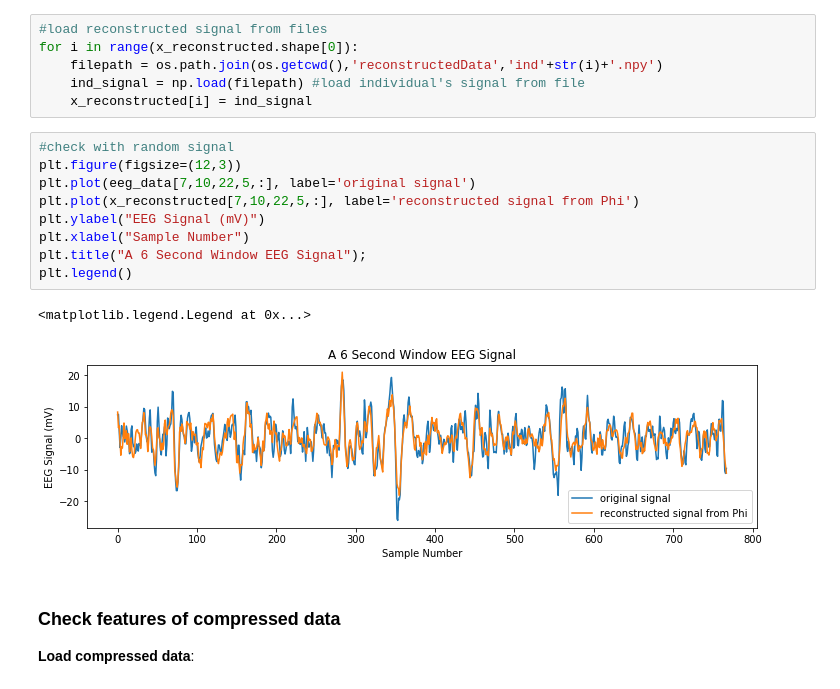
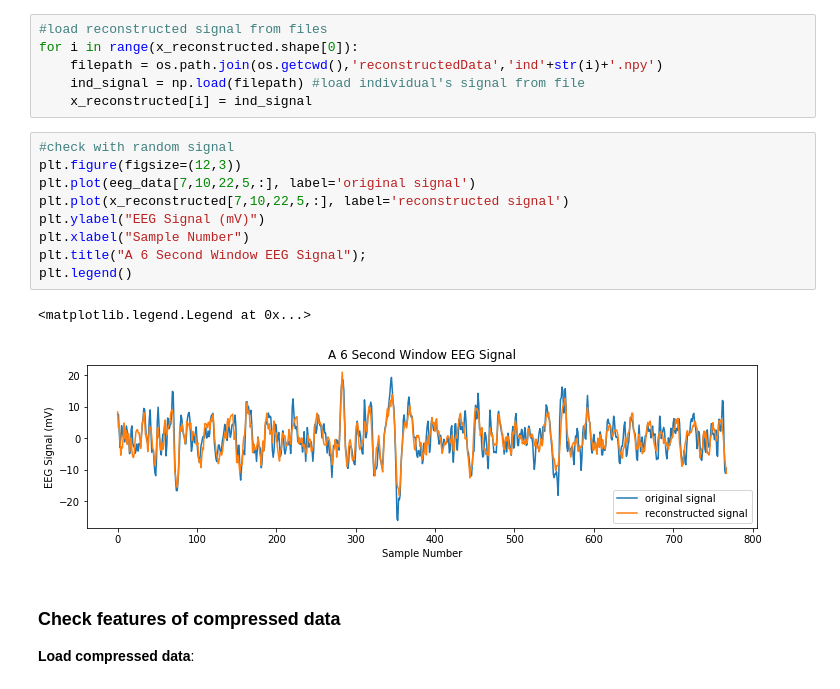
Before and after one commit to rmoughan/Compressive_Sensing_EEG_BMI, a Jupyter notebook: DCT_CompressiveSensing.ipynb, the cells around one changed output. Cells and saved outputs as stored; diff of their text form.

```diff
--- a/DCT_CompressiveSensing.ipynb
+++ b/DCT_CompressiveSensing.ipynb
@@ -404,15 +413,15 @@ for i in range(x_reconstructed.shape[0]):
 # %%
 #check with random signal
 plt.figure(figsize=(12,3))
 plt.plot(eeg_data[7,10,22,5,:], label='original signal')
-plt.plot(x_reconstructed[7,10,22,5,:], label='reconstructed signal from Phi')
+plt.plot(x_reconstructed[7,10,22,5,:], label='reconstructed signal')
 plt.ylabel("EEG Signal (mV)")
 plt.xlabel("Sample Number")
 plt.title("A 6 Second Window EEG Signal");
 plt.legend()
 # %% [output]
 <matplotlib.legend.Legend at 0x...>
-[figure, old version]
+[figure, new version]
 # %% [markdown]
 ### Check features of compressed data
 
```
Also changed, not shown: parts of 34 cells of this notebook.
